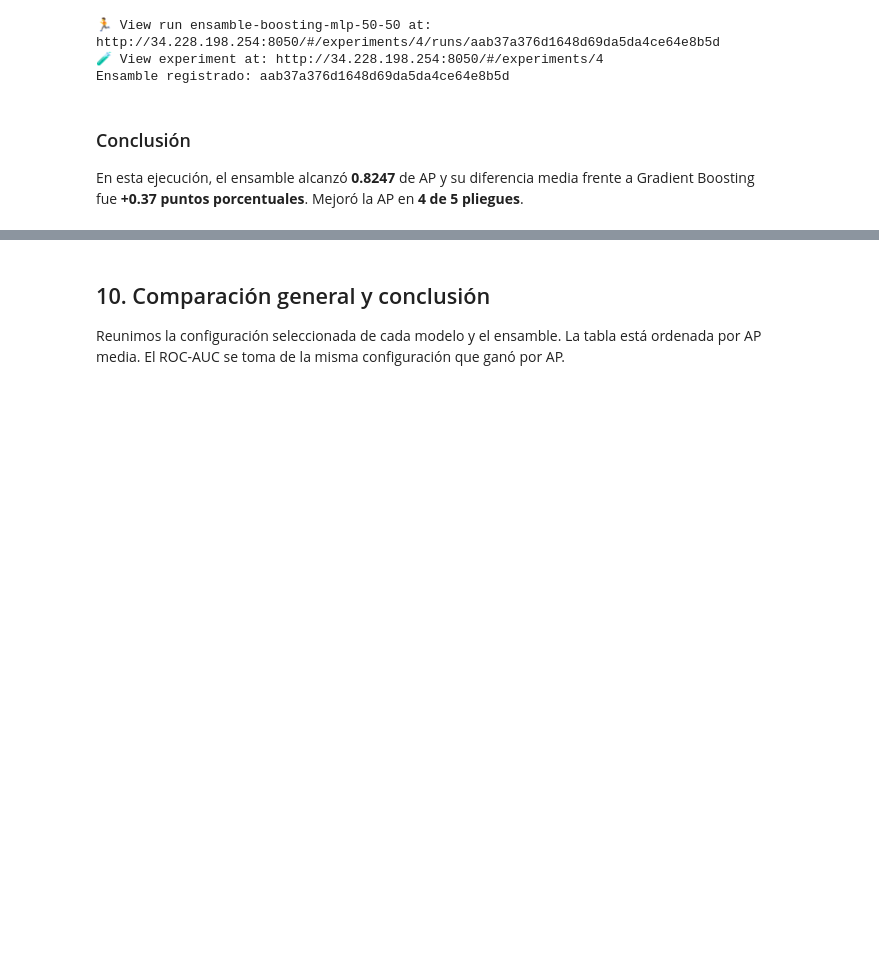
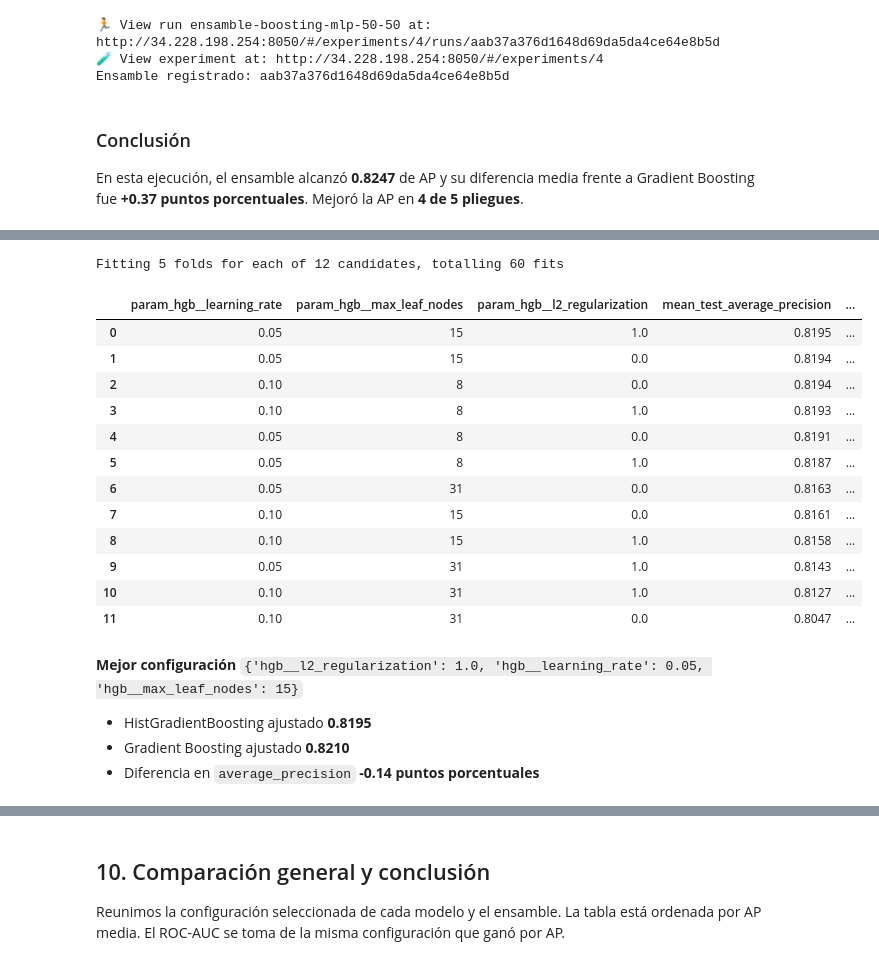
Before and after one commit to Marcocruz88/Proyecto_Despligues_MIAD, a Jupyter notebook: Pruebas_modelos_desercion.ipynb, the cells around one changed output, grey strips where cells are left out. Cells and saved outputs as stored; diff of their text form; code cells hidden in the pictures; blank space fills up the shorter version.

```diff
--- a/Pruebas_modelos_desercion.ipynb
+++ b/Pruebas_modelos_desercion.ipynb
@@ -1254,0 +1460,67 @@ Mejoró la AP en **4 de 5 pliegues**.
+# %%
+# HistGradientBoosting no acepta matrices dispersas: sparse_threshold=0 fuerza la salida densa.
+preprocesamiento_hgb = clone(preprocesamiento).set_params(sparse_threshold=0)
+
+modelo_hgb = Pipeline([
+    ("preprocesamiento", preprocesamiento_hgb),
+    ("hgb", HistGradientBoostingClassifier(random_state=semilla)),
+])
+
+busqueda_hgb = GridSearchCV(
+    estimator=modelo_hgb,
+    param_grid={
+        "hgb__learning_rate": [0.05, 0.1],
+        "hgb__max_leaf_nodes": [8, 15, 31],
+        "hgb__l2_regularization": [0.0, 1.0],
+    },
+    scoring=["average_precision", "roc_auc"],
+    refit="average_precision",
+    cv=pliegues,
+    error_score="raise",
+    verbose=1,
+)
+busqueda_hgb.fit(X_entrenamiento, y_entrenamiento)
+
+columnas_hgb = [
+    "param_hgb__learning_rate",
+    "param_hgb__max_leaf_nodes",
+    "param_hgb__l2_regularization",
+    "mean_test_average_precision",
+    "std_test_average_precision",
+    "mean_test_roc_auc",
+]
+display(
+    pd.DataFrame(busqueda_hgb.cv_results_)
+    .sort_values("rank_test_average_precision")[columnas_hgb]
+    .reset_index(drop=True)
+    .round(4)
+)
+
+display(Markdown(f"""
+**Mejor configuración** `{busqueda_hgb.best_params_}`
+
+- HistGradientBoosting ajustado **{busqueda_hgb.best_score_:.4f}**
+- Gradient Boosting ajustado **{busqueda_boosting.best_score_:.4f}**
+- Diferencia en `average_precision` **{(busqueda_hgb.best_score_ - busqueda_boosting.best_score_) * 100:+.2f} puntos porcentuales**
+"""))
+# %% [output]
+Fitting 5 folds for each of 12 candidates, totalling 60 fits
+|  | param_hgb__learning_rate | param_hgb__max_leaf_nodes | param_hgb__l2_regularization | mean_test_average_precision | ... |
+| 0 | 0.05 | 15 | 1.0 | 0.8195 | ... |
+| 1 | 0.05 | 15 | 0.0 | 0.8194 | ... |
+| 2 | 0.10 | 8 | 0.0 | 0.8194 | ... |
+| 3 | 0.10 | 8 | 1.0 | 0.8193 | ... |
+| 4 | 0.05 | 8 | 0.0 | 0.8191 | ... |
+| 5 | 0.05 | 8 | 1.0 | 0.8187 | ... |
+| 6 | 0.05 | 31 | 0.0 | 0.8163 | ... |
+| 7 | 0.10 | 15 | 0.0 | 0.8161 | ... |
+| 8 | 0.10 | 15 | 1.0 | 0.8158 | ... |
+| 9 | 0.05 | 31 | 1.0 | 0.8143 | ... |
+| 10 | 0.10 | 31 | 1.0 | 0.8127 | ... |
+| 11 | 0.10 | 31 | 0.0 | 0.8047 | ... |
+
+**Mejor configuración** `{'hgb__l2_regularization': 1.0, 'hgb__learning_rate': 0.05, 'hgb__max_leaf_nodes': 15}`
+
+- HistGradientBoosting ajustado **0.8195**
+- Gradient Boosting ajustado **0.8210**
+- Diferencia en `average_precision` **-0.14 puntos porcentuales**
```
Also changed, not shown: parts of 21 cells of this notebook, 1 other file.
